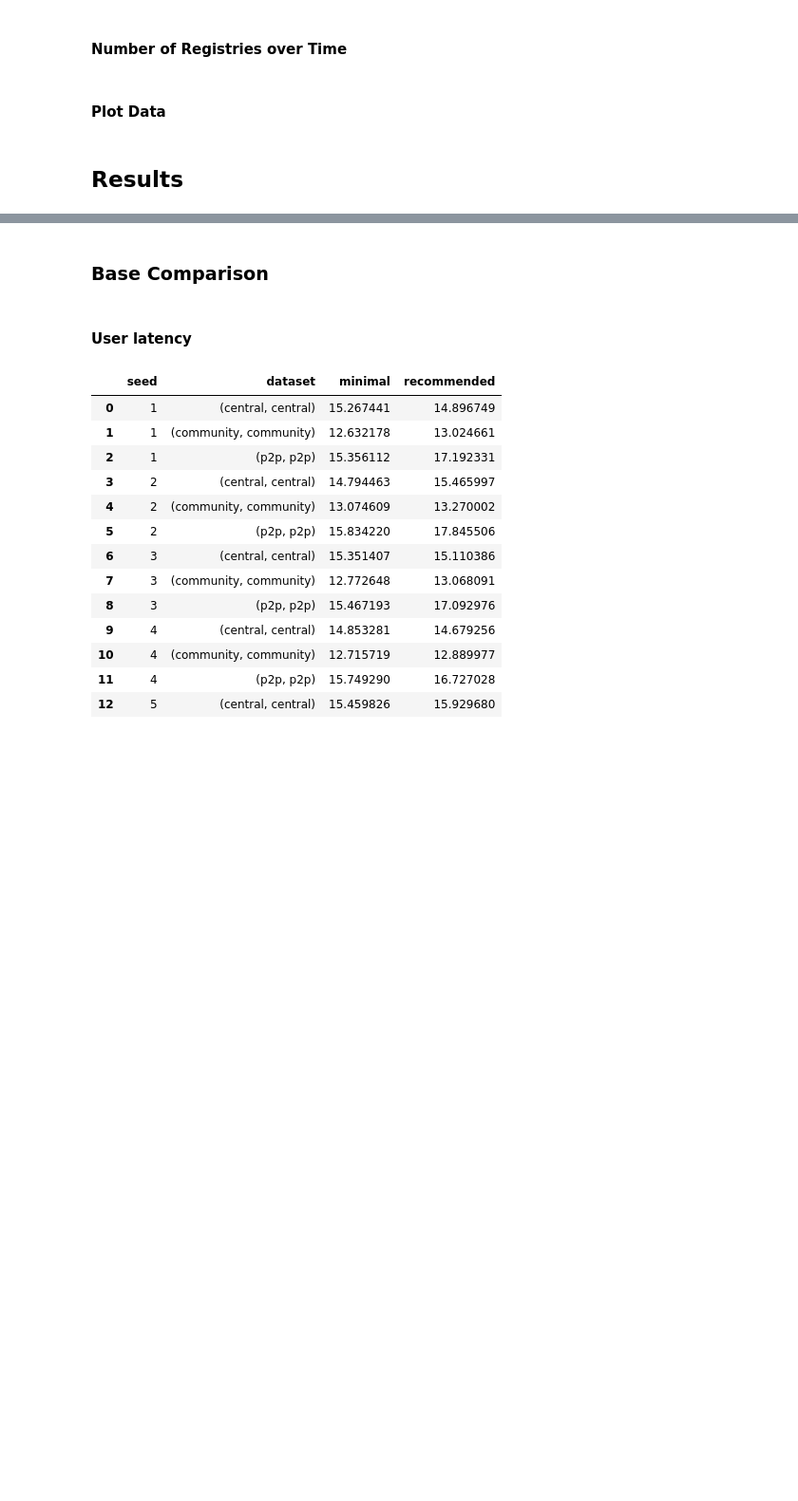
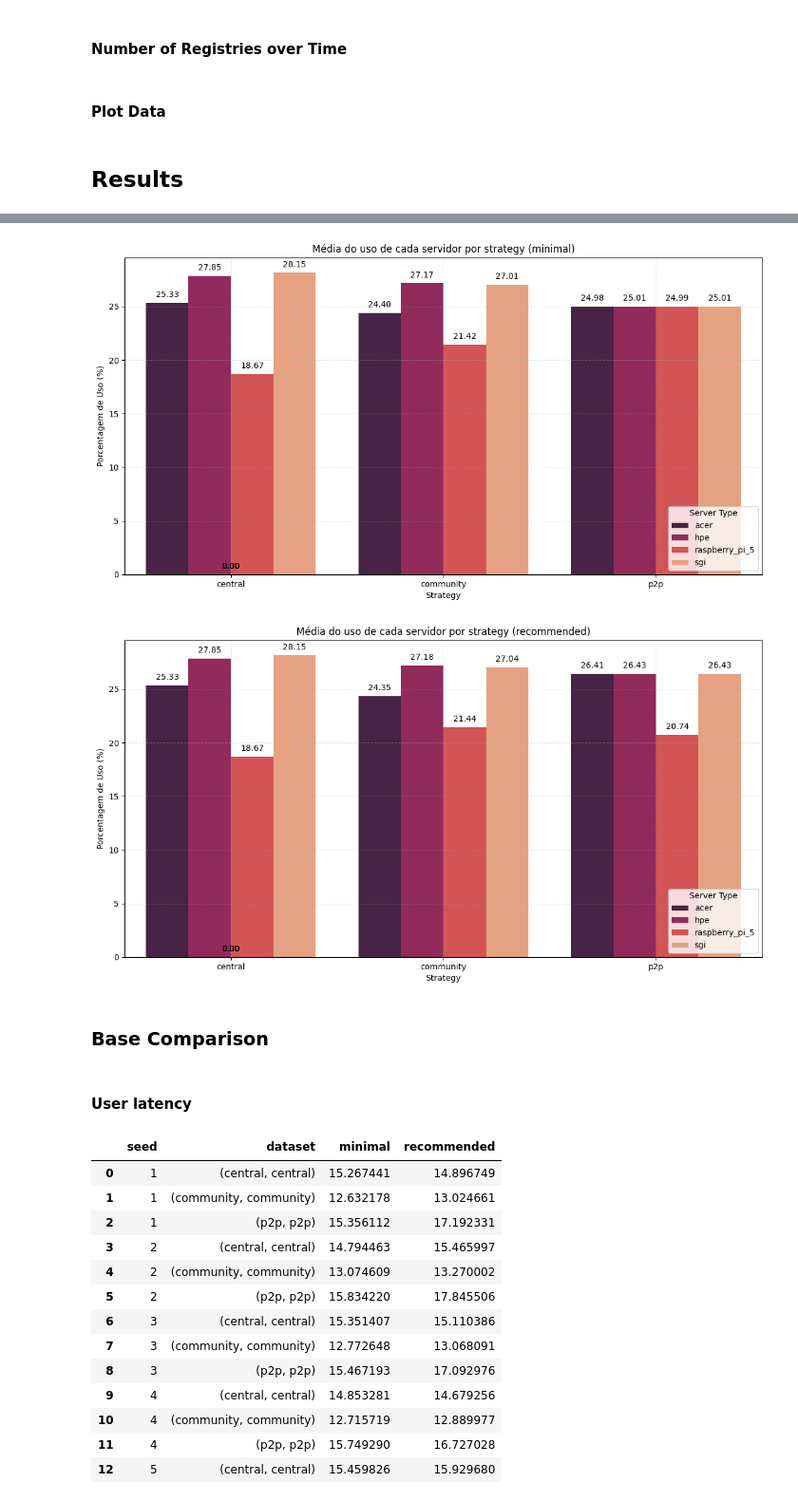
Before and after one commit to LGMarques9963/wscad-registry, a Jupyter notebook: analysis.ipynb, the cells around one changed output, grey strips where cells are left out. Shown at 95% size. Cells and saved outputs as stored; diff of their text form; code cells hidden in the pictures; blank space fills up the shorter version.

Commit message:
add graficos media de uso por strategy

```diff
--- a/analysis.ipynb
+++ b/analysis.ipynb
@@ -489,3 +733,78 @@ def plot_registries_over_time(
+# %%
+import json
+# Função para normalizar listas de dicionários dentro de uma coluna
+def normalize_column(df, col):
+    normalized_df = pd.json_normalize(df[col].apply(json.loads))
+    normalized_df.columns = [f"{col}_{sub_col}" for sub_col in normalized_df.columns]
+    return normalized_df
+
+def add_labels(data, ax):
+    for p in ax.patches:
+        ax.annotate(f'{p.get_height():.2f}', (p.get_x() + p.get_width() / 2., p.get_height()),
+                    ha = 'center', va = 'center', xytext = (0, 10), textcoords = 'offset points')
+
+
+# Carregar os dados
+file_path = 'usage_data.csv'
+data = pd.read_csv(file_path)
+
+# Normalizar as colunas 'minimal' e 'recommended'
+data['minimal'] = data['minimal'].apply(eval)
+data['recommended'] = data['recommended'].apply(eval)
+
+minimal_df = data.explode('minimal').reset_index(drop=True)
+recommended_df = data.explode('recommended').reset_index(drop=True)
+
+# Expandir as colunas JSON em colunas separadas
+minimal_expanded = pd.json_normalize(minimal_df['minimal'])
+recommended_expanded = pd.json_normalize(recommended_df['recommended'])
+
+# Adicionar de volta as colunas principais ao dataframe expandido
+minimal_expanded = pd.concat([minimal_df[['seed', 'strategy', 'dataset']], minimal_expanded], axis=1)
+recommended_expanded = pd.concat([recommended_df[['seed', 'strategy', 'dataset']], recommended_expanded], axis=1)
+
+# Calcular a média do atributo 'count' para cada 'server_type' por 'strategy' e 'dataset'
+minimal_stats = minimal_expanded.groupby(['strategy', 'dataset', 'server_type']).agg({'count': ['mean', 'std']}).reset_index()
+recommended_stats = recommended_expanded.groupby(['strategy', 'dataset', 'server_type']).agg({'count': ['mean', 'std']}).reset_index()
+
+# Renaming columns for easier access
+minimal_stats.columns = ['strategy', 'dataset', 'server_type', 'count_mean', 'count_std']
+recommended_stats.columns = ['strategy', 'dataset', 'server_type', 'count_mean', 'count_std']
+
+
+import matplotlib.pyplot as plt
+import seaborn as sns
+
+custom_pallete = sns.color_palette("rocket", 4)
+
+# Plotando os dados minimal
+plt.figure(figsize=(14, 7))
+ax = sns.barplot(data=minimal_stats, x='strategy', y='count_mean', hue='server_type', palette=custom_pallete)
+# for i in range(len(minimal_stats)):
+#     plt.errorbar(x=i, y=minimal_stats['count_mean'][i], yerr=minimal_stats['count_std'][i], fmt='none', c='black')
+add_labels(minimal_avg, ax)
+plt.title('Média do uso de cada servidor por strategy (minimal)')
+plt.ylabel('Porcentagem de Uso (%)')
+plt.xlabel('Strategy')
+plt.legend(title='Server Type', loc="lower right")
+plt.grid(True, alpha=0.3, which='both', linestyle='--')
+plt.show()
+
+# Plotando os dados recommended
+plt.figure(figsize=(14, 7))
+ax = sns.barplot(data=recommended_stats, x='strategy', y='count_mean', hue='server_type', palette=custom_pallete)
+# for i in range(len(recommended_stats)):
+#     plt.errorbar(x=i, y=minimal_stats['count_mean'][i], yerr=recommended_stats['count_std'][i], fmt='none', c='black')
+add_labels(recommended_avg, ax)
+plt.title('Média do uso de cada servidor por strategy (recommended)')
+plt.ylabel('Porcentagem de Uso (%)')
+plt.xlabel('Strategy')
+plt.legend(title='Server Type', loc="lower right")
+plt.grid(True, alpha=0.3, which='both', linestyle='--')
+plt.show()
+# %% [output]
+[figure, added]
+[figure, added]
 # %% [markdown]
 ### Base Comparison
 # %%
```
Also changed, not shown: parts of 10 cells of this notebook, 16 other files.
